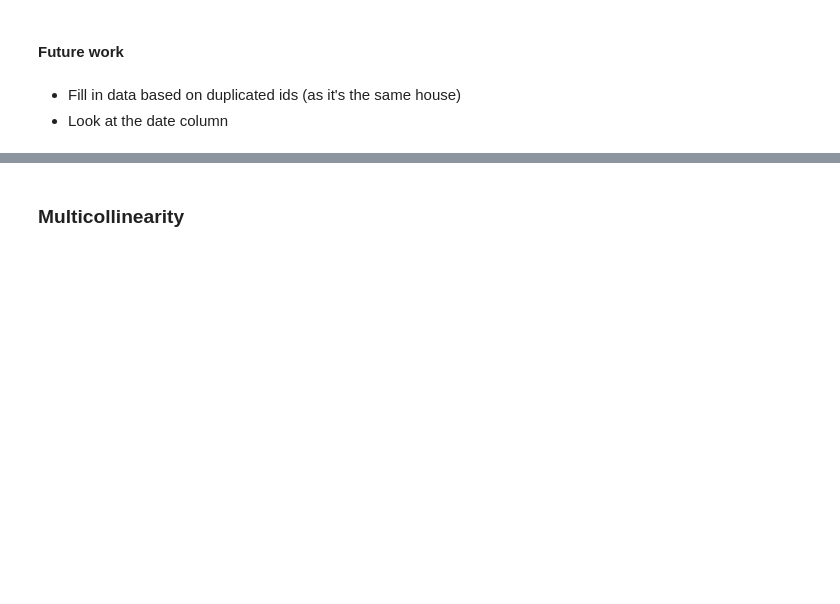
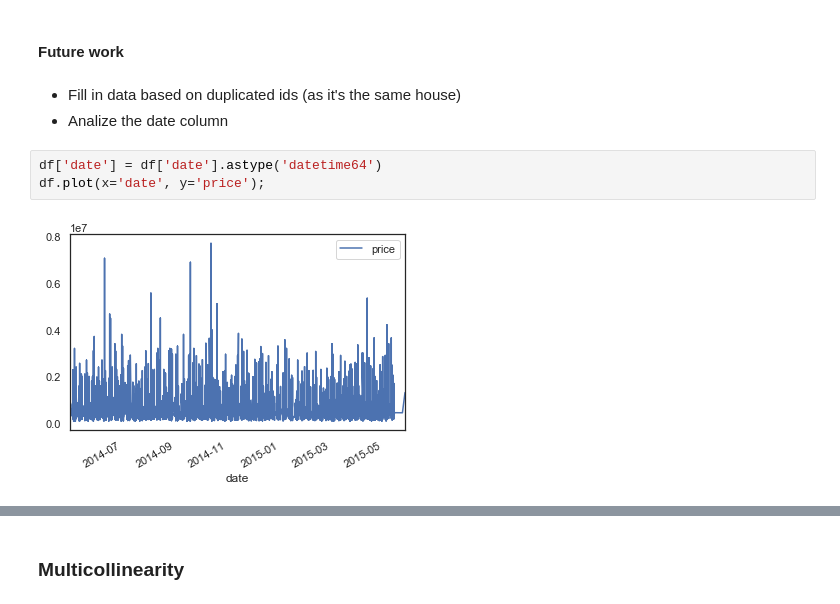
Before and after one commit to bartomolina/dsmod1project, a Jupyter notebook: student.ipynb, the cells around one changed output, grey strips where cells are left out. Drawn from its saved outputs; the diff is of its cells as text; blank space fills up the shorter version.

```diff
--- a/student.ipynb
+++ b/student.ipynb
@@ -322,4 +326,9 @@ df['yr_renovated'].replace(0, np.nan, inplace=True)
 #### Future work
 # %% [markdown]
 - Fill in data based on duplicated ids (as it's the same house)
-- Look at the date column
+- Analize the date column
+# %%
+df['date'] = df['date'].astype('datetime64')
+df.plot(x='date', y='price');
+# %% [output]
+[figure, added]
```
Also changed, not shown: parts of 36 cells of this notebook.
